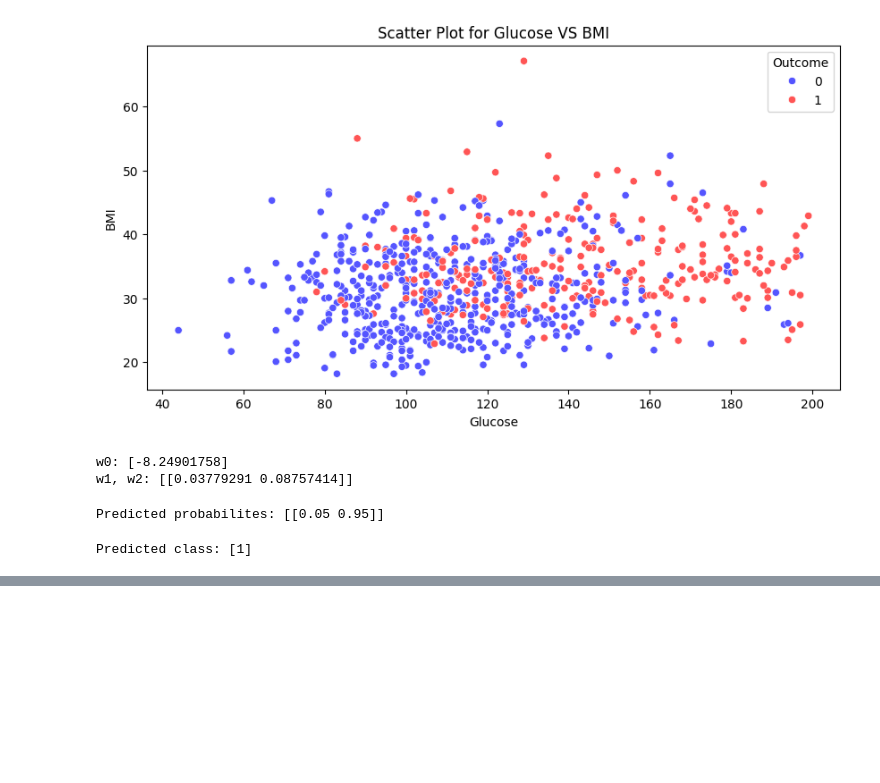
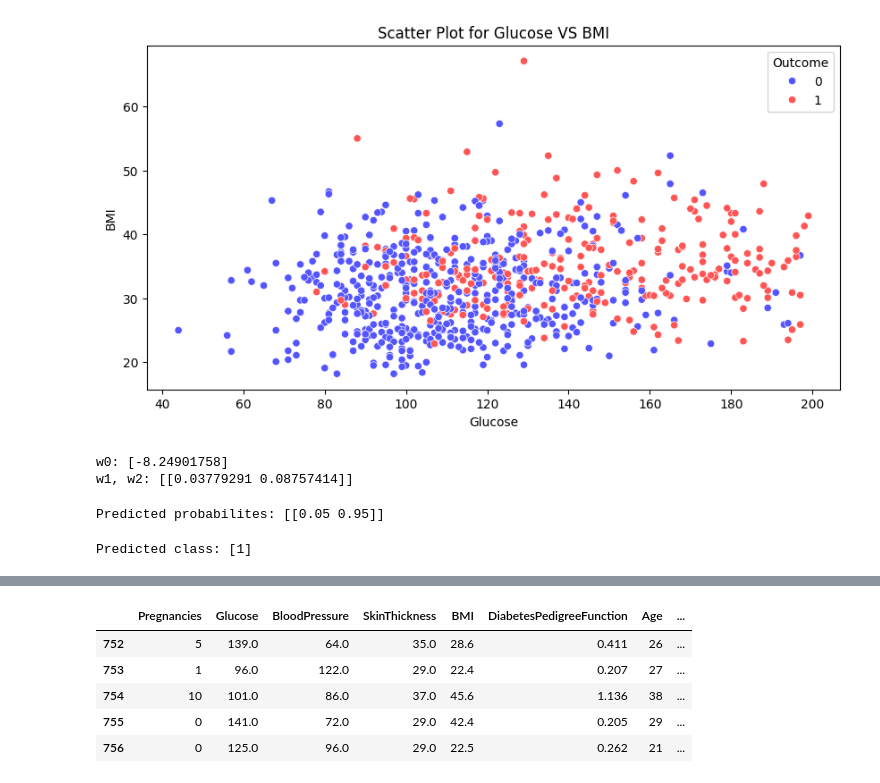
Before and after one commit to Kagemushe/sf_data_science, a Jupyter notebook: Block_4/Block_4_3.ipynb, the cells around one changed output, grey strips where cells are left out. Drawn from its saved outputs; the diff is of its cells as text; code cells hidden in the pictures; blank space fills up the shorter version.

```diff
--- a/Block_4/Block_4_3.ipynb
+++ b/Block_4/Block_4_3.ipynb
@@ -96,0 +134,24 @@ Predicted class: [1]
+# %%
+# Создаем матрицу признаков X и столбец с ответами y
+X = diabetes_data.drop('Outcome', axis=1)
+y = diabetes_data['Outcome']
+# %%
+# Создаем обьект класса LogisticRegression
+log_reg_full = linear_model.LogisticRegression(random_state=42, max_iter=1000)
+# Обучаем модель минимизируя logloss
+log_reg_full.fit(X,y)
+# Делаем предсказание класса
+y_pred = log_reg_full.predict(X)
+# %%
+# Создадим временную таблицу X
+X_temp = X.copy()
+# Добавим в эту таблицу результат предсказаний
+X_temp['Prediction'] = y_pred
+X_temp.tail()
+# %% [output]
+|  | Pregnancies | Glucose | BloodPressure | SkinThickness | BMI | DiabetesPedigreeFunction | Age | ... |
+| 752 | 5 | 139.0 | 64.0 | 35.0 | 28.6 | 0.411 | 26 | ... |
+| 753 | 1 | 96.0 | 122.0 | 29.0 | 22.4 | 0.207 | 27 | ... |
+| 754 | 10 | 101.0 | 86.0 | 37.0 | 45.6 | 1.136 | 38 | ... |
+| 755 | 0 | 141.0 | 72.0 | 29.0 | 42.4 | 0.205 | 29 | ... |
+| 756 | 0 | 125.0 | 96.0 | 29.0 | 22.5 | 0.262 | 21 | ... |
```
Also changed, not shown: parts of 7 cells of this notebook.
